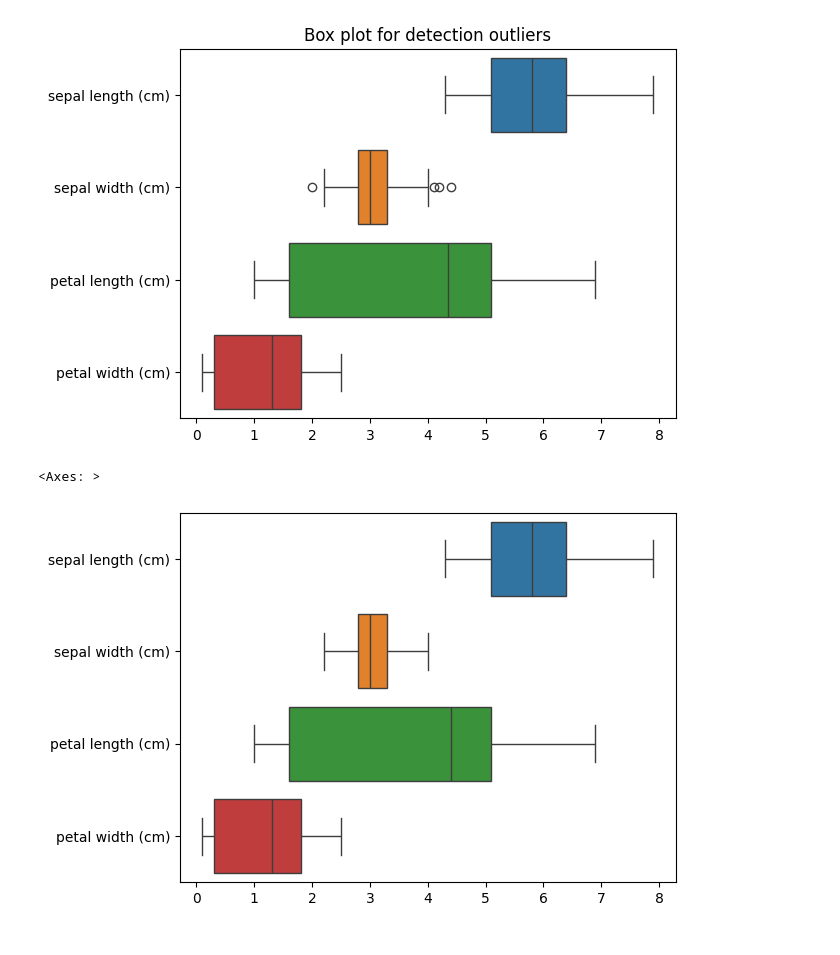
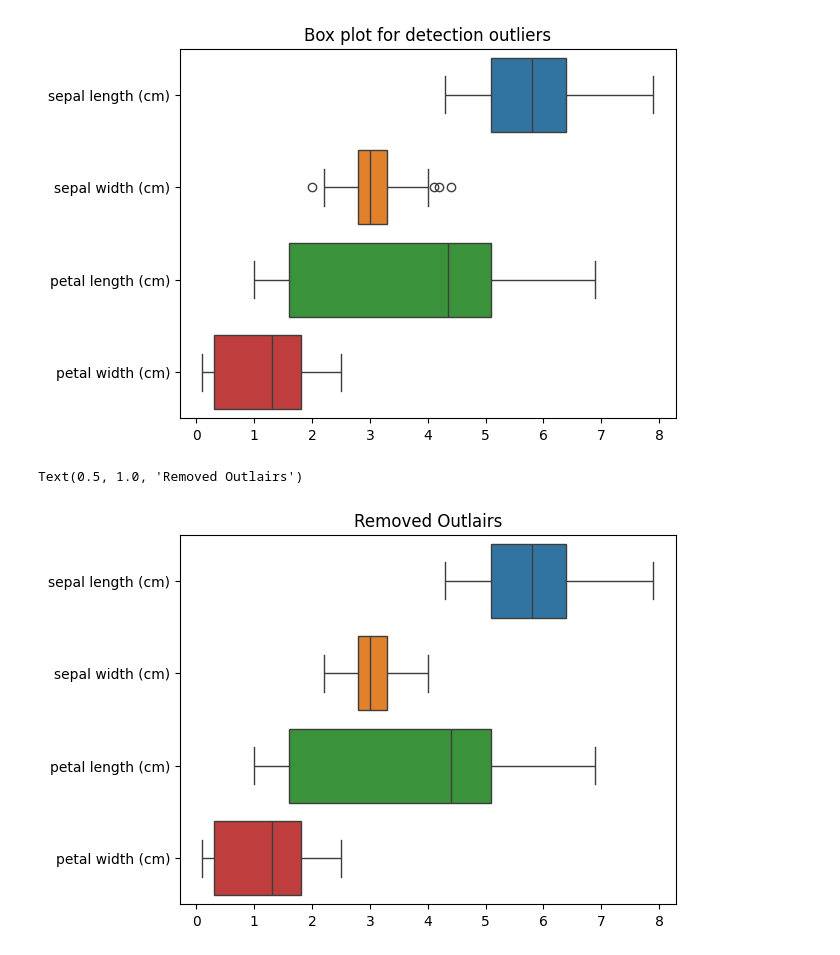
Before and after one commit to shseam13/AIML, a Jupyter notebook: gaussian_naive_bayes.ipynb, the cells around one changed output. Drawn from its saved outputs; the diff is of its cells as text; code cells hidden in the pictures.

```diff
--- a/gaussian_naive_bayes.ipynb
+++ b/gaussian_naive_bayes.ipynb
@@ -94,6 +94,7 @@ upper_bound = Q3 + 1.5*IQR
 df = df[(df[column] >= lower_bound) & (df[column] <= upper_bound)]
 # %%
 sns.boxplot(data=df, orient='h')
+plt.title("Removed Outlairs")
 # %% [output]
-<Axes: >
+Text(0.5, 1.0, 'Removed Outlairs')
-[figure, old version]
+[figure, new version]
```
Also changed, not shown: parts of 12 cells of this notebook.
